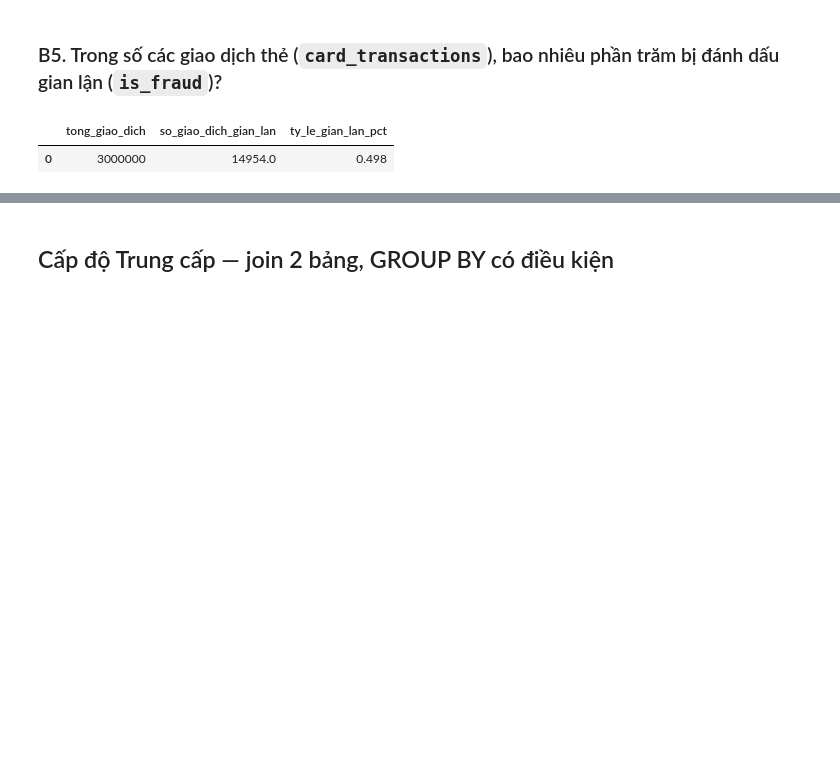
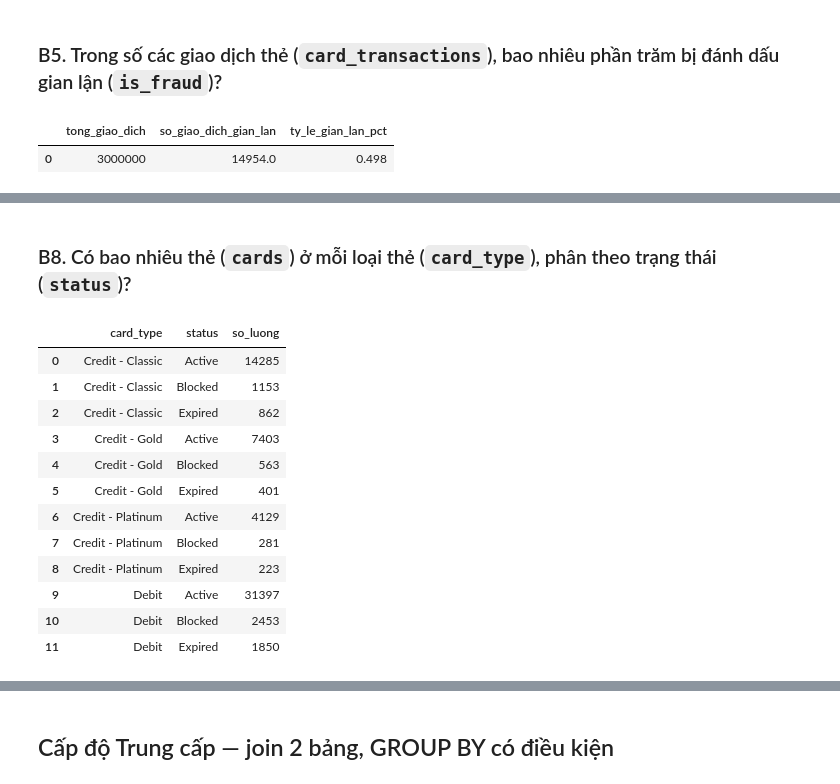
Before and after one commit to QuanPham99/CB_Txt2Sql, a Jupyter notebook: participants/exercises_answer_key_bank_schema.ipynb, the cells around one changed output, grey strips where cells are left out. Drawn from its saved outputs; the diff is of its cells as text; code cells hidden in the pictures; blank space fills up the shorter version.

```diff
--- a/participants/exercises_answer_key.ipynb
+++ b/participants/exercises_answer_key_bank_schema.ipynb
@@ -107,0 +154,23 @@ FROM card_transactions
+# %% [markdown]
+### B8. Có bao nhiêu thẻ (`cards`) ở mỗi loại thẻ (`card_type`), phân theo trạng thái (`status`)?
+# %%
+con.sql('''
+SELECT card_type, status, COUNT(*) AS so_luong
+FROM cards
+GROUP BY card_type, status
+ORDER BY card_type, status
+''').df()
+# %% [output]
+|  | card_type | status | so_luong |
+| 0 | Credit - Classic | Active | 14285 |
+| 1 | Credit - Classic | Blocked | 1153 |
+| 2 | Credit - Classic | Expired | 862 |
+| 3 | Credit - Gold | Active | 7403 |
+| 4 | Credit - Gold | Blocked | 563 |
+| 5 | Credit - Gold | Expired | 401 |
+| 6 | Credit - Platinum | Active | 4129 |
+| 7 | Credit - Platinum | Blocked | 281 |
+| 8 | Credit - Platinum | Expired | 223 |
+| 9 | Debit | Active | 31397 |
+| 10 | Debit | Blocked | 2453 |
+| 11 | Debit | Expired | 1850 |
```
Also changed, not shown: parts of 21 cells of this notebook, 9 other files.
